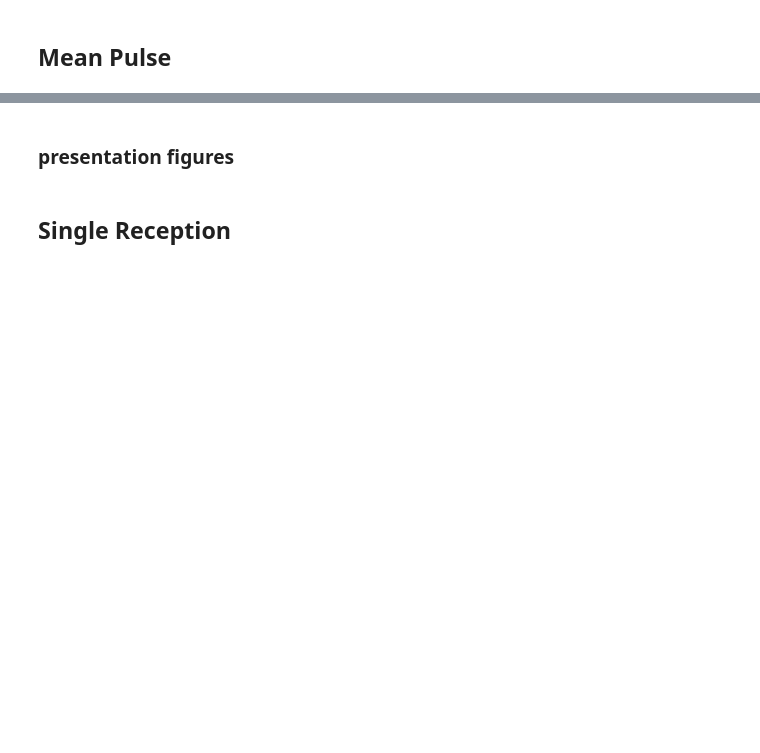
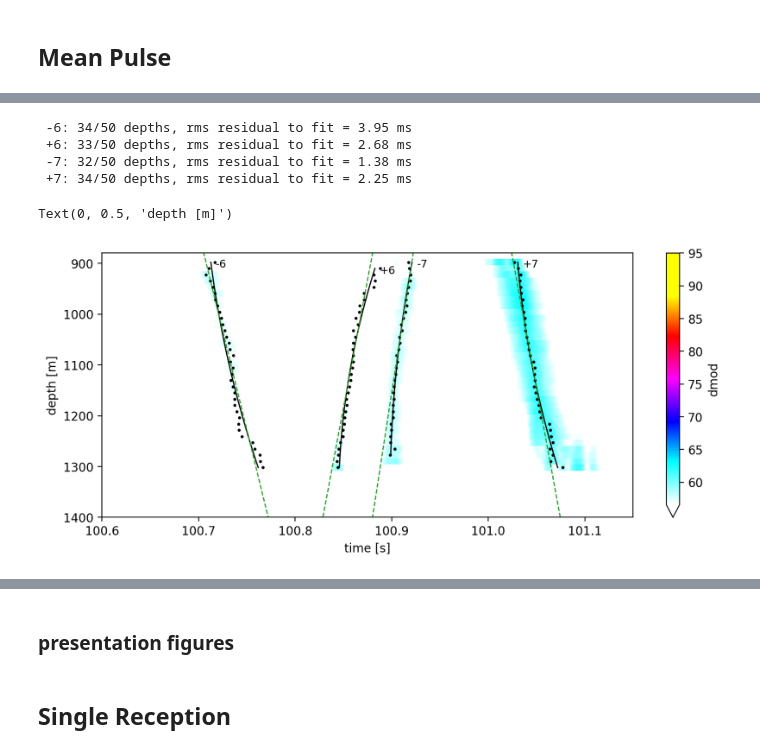
Before and after one commit to John-Ragland/n23_fluctuations_ragland, a Jupyter notebook: notebooks/publication_figures/receptions.ipynb, the cells around one changed output, grey strips where cells are left out. Cells and saved outputs as stored; diff of their text form; code cells hidden in the pictures; blank space fills up the shorter version.

```diff
--- a/notebooks/publication_figures/receptions.ipynb
+++ b/notebooks/publication_figures/receptions.ipynb
@@ -217,2 +357,79 @@ eigs = ray_runs['eigs']
+# %%
+# tau_p(z, ID): mean time-front shape (Colosi et al. 2019, Sec. II A), the time of the peak
+# of the mean pulse at each depth along a single time-front branch. Each branch is searched
+# within +/- half_window of a straight guide front through its Tx-averaged beamformed arrival
+# time and angle (peak_locations.pkl).
+fn = f"{os.environ['NESCAFE23_DATADIR']}dataproducts/peak_locations.pkl"
+with open(fn, "rb") as f:
+    peak_locations = pickle.load(f)
+
+ray_ids = ["-6", "+6", "-7", "+7"]
+c0 = 1500  # reference sound speed used by the beamformer
+half_window = 0.015  # [s]
+poly_order = 2
+
+# beamformed times refer to the array centre. peak_locations beamforms on nominal depth but the
+# mean pulse is on actual depth (~100 m deeper), so centre the guide on the mean actual depth
+z_center = np.mean([ds[32:].actual_depth.values.mean() for ds in dss])
+dt = float(mean_pulse_lower.time[1] - mean_pulse_lower.time[0])
+
+tau_p = []
+tau_p_smooth = []
+tau_bf = []
+for ray_id in ray_ids:
+    t_b = np.nanmean(peak_locations["times"][ray_id])
+    theta_b = np.nanmean(peak_locations["angles"][ray_id])
+    guide = t_b - (mean_pulse_lower.depth - z_center) * np.sin(np.radians(theta_b)) / c0
+    tau_bf.append(guide)
+
+    window = mean_pulse_lower.sel({"time": slice(t_b - 0.1, t_b + 0.1)})
+    window = window.where(np.abs(window.time - guide) < half_window)
+    tp = window.idxmax(dim="time")
+
+    # a peak on the window edge means the front faded or a neighbour leaked in, not a true peak
+    tp = tp.where(np.abs(tp - guide) < half_window - 2 * dt)
+    tau_p.append(tp)
+
+    valid = tp.notnull()
+    coeffs = np.polyfit(tp.depth[valid], tp[valid], poly_order)
+    tau_p_smooth.append(
+        xr.DataArray(np.polyval(coeffs, tp.depth), coords={"depth": tp.depth}).where(
+            (tp.depth >= tp.depth[valid].min()) & (tp.depth <= tp.depth[valid].max())
+        )
+    )
+
+tau_p = xr.concat(tau_p, dim=xr.DataArray(ray_ids, dims="ID", name="ID")).rename("tau_p")
+# plane-wave front implied by the Tx-averaged beamformed arrival time and angle
+tau_bf = xr.concat(tau_bf, dim=xr.DataArray(ray_ids, dims="ID", name="ID")).rename("tau_bf")
+tau_p_smooth = xr.concat(tau_p_smooth, dim=xr.DataArray(ray_ids, dims="ID", name="ID")).rename(
+    "tau_p_smooth"
+)
+
+for ray_id in ray_ids:
+    resid = tau_p.sel(ID=ray_id) - tau_p_smooth.sel(ID=ray_id)
+    print(
+        f"{ray_id:>3}: {int(tau_p.sel(ID=ray_id).notnull().sum())}/{tau_p.sizes['depth']} depths, "
+        f"rms residual to fit = {1e3 * float(np.sqrt((resid**2).mean())):.2f} ms"
+    )
+
+fig = plt.figure(figsize=(10, 4))
+(10 * np.log10(mean_pulse_lower)).plot(cmap=cmps.timefront(), vmin=95)
+for ray_id in ray_ids:
+    front = tau_p_smooth.sel(ID=ray_id).dropna("depth")
+    plt.plot(tau_p.sel(ID=ray_id), tau_p.depth, ".", c="k", ms=3)
+    plt.plot(front, front.depth, c="k", lw=1)
+    plt.plot(tau_bf.sel(ID=ray_id), tau_bf.depth, "--", c="tab:green", lw=1)
+    plt.text(float(front[0]) + 0.005, float(front.depth[0]) + 10, ray_id, fontsize=9)
+plt.xlim([100.6, 101.15])
+plt.ylim([1400, 880])
+plt.xlabel("time [s]")
+plt.ylabel("depth [m]")
+# %% [output]
+ -6: 34/50 depths, rms residual to fit = 3.95 ms
+ +6: 33/50 depths, rms residual to fit = 2.68 ms
+ -7: 32/50 depths, rms residual to fit = 1.38 ms
+ +7: 34/50 depths, rms residual to fit = 2.25 ms
+Text(0, 0.5, 'depth [m]')
+[figure, added]
 # %%
 plt.scatter(ray_runs['rays'].ts[:,-1], ray_runs['rays'].zs[:,-1], s=3, lw=0, c='k')
```
Also changed, not shown: parts of 16 cells of this notebook, 2 other files.
